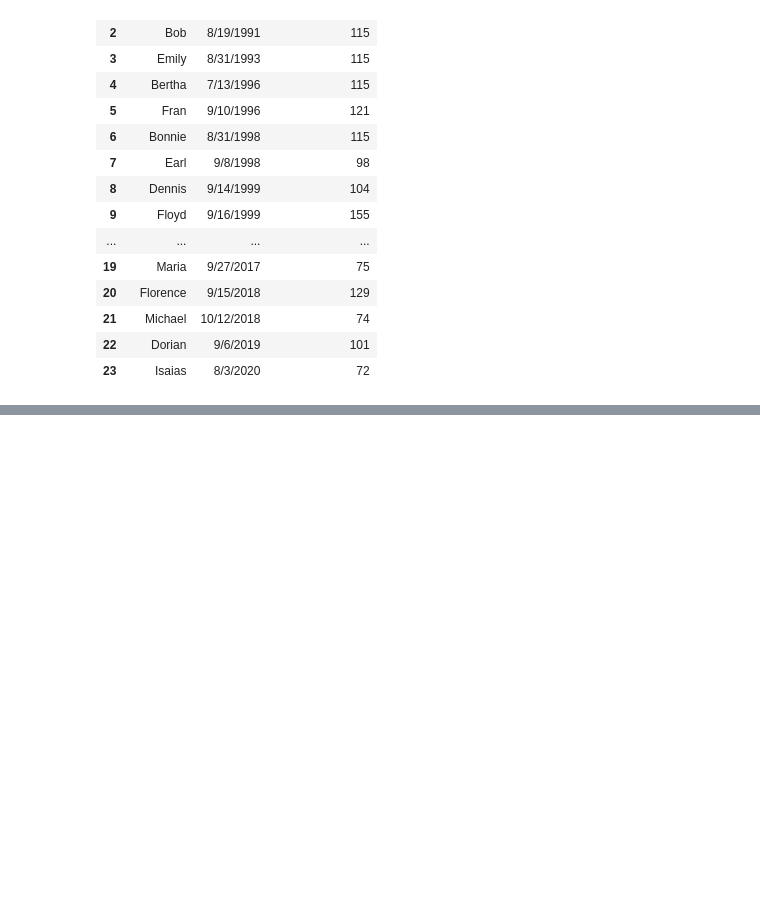
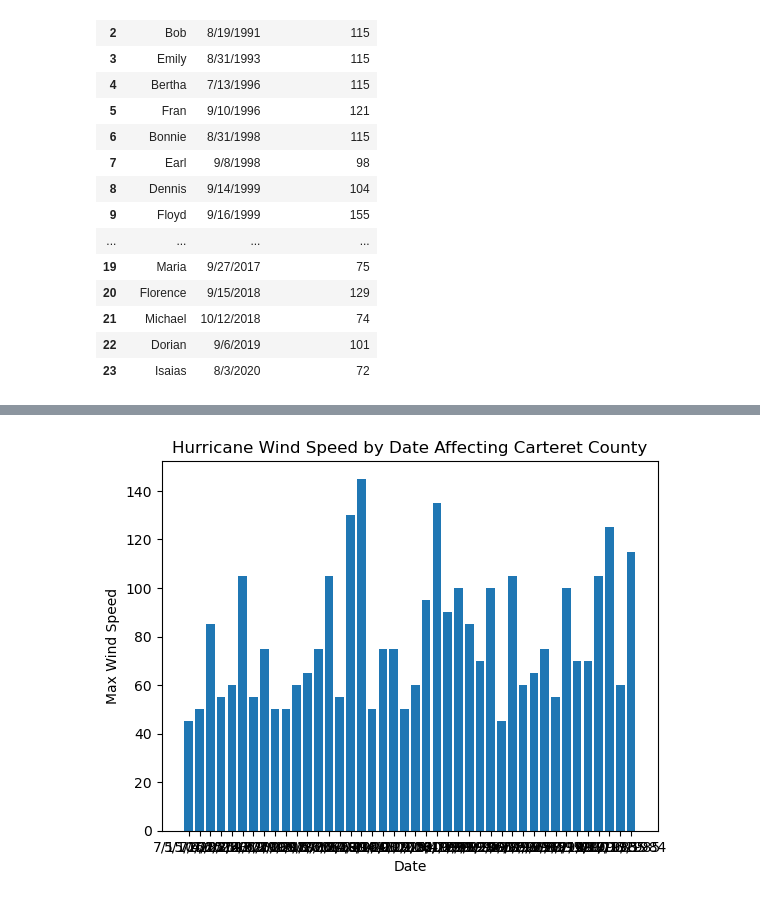
Before and after one commit to tristanperry17/Project-01, a Jupyter notebook: Project1.ipynb, the cells around one changed output, grey strips where cells are left out. Saved outputs shown, nothing was run; the diff lists cells and outputs as text; code cells hidden in the pictures; blank space fills up the shorter version.

```diff
--- a/Project1.ipynb
+++ b/Project1.ipynb
@@ -69,0 +93,20 @@ plt.show()
+# %%
+hurricanepath_Carteret = "HurricanesCarteretCounty1985to2020.csv"
+
+hurricane_csv_Carteret = pd.read_csv(hurricanepath_Carteret)
+
+# Specify the columns for the x and y axes
+x_column = "Date"
+y_column = "Max Wind Speed"
+
+
+# Plot the line graph
+plt.bar(hurricane_csv_Carteret[x_column], hurricane_csv_Carteret[y_column])
+
+plt.xlabel('Date')
+plt.ylabel('Max Wind Speed')
+plt.title('Hurricane Wind Speed by Date Affecting Carteret County')
+
+plt.show()
+# %% [output]
+[figure, added]
```
Also changed, not shown: parts of 4 cells of this notebook, 2 other files.
